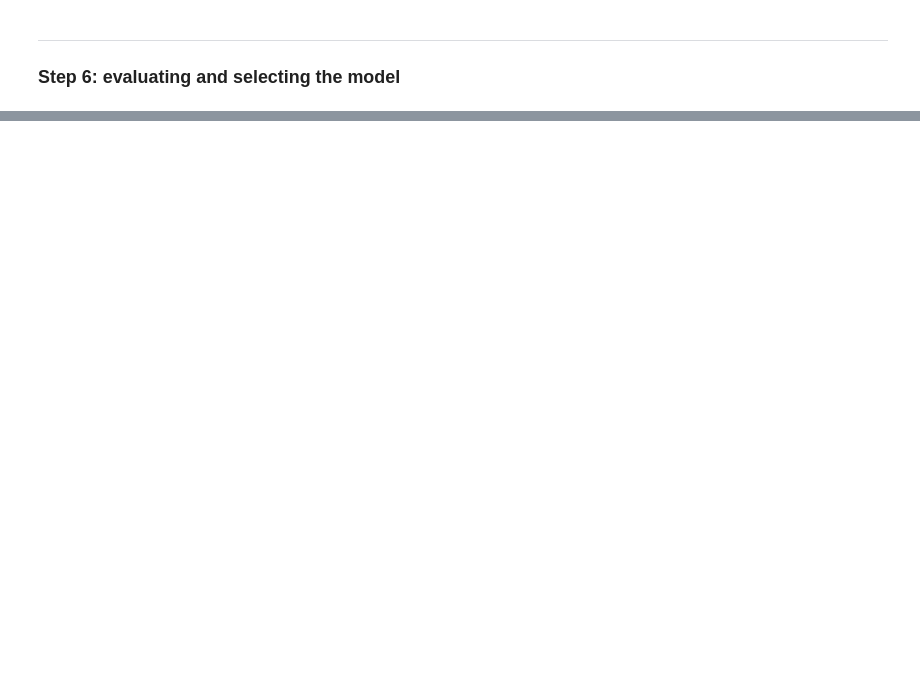
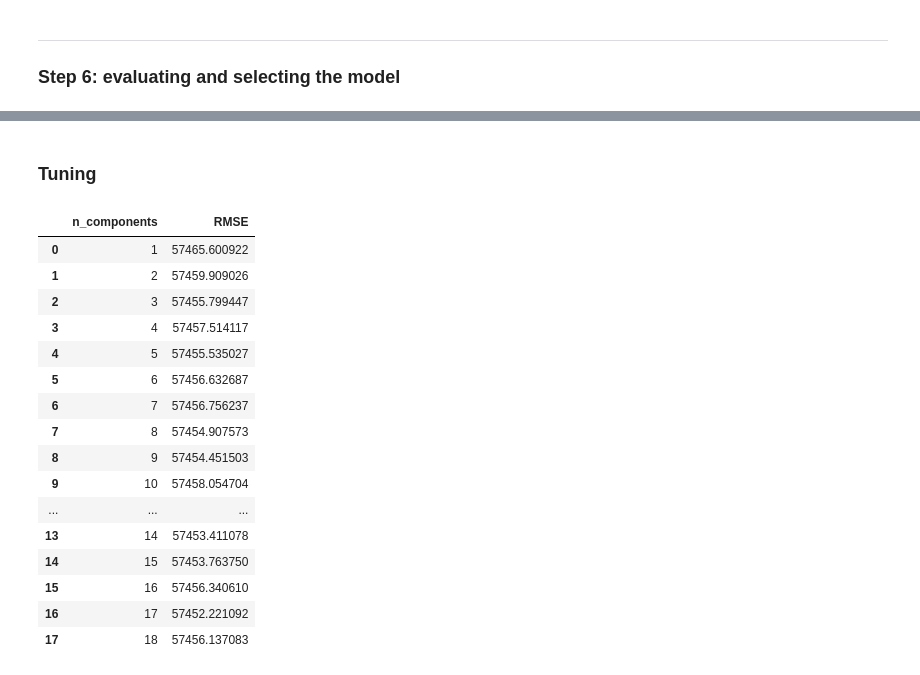
Before and after one commit to novr1512/saudi_aqar_price_prediction, a Jupyter notebook: fullCode.ipynb, the cells around one changed output, grey strips where cells are left out. Cells and saved outputs as stored; diff of their text form; code cells hidden in the pictures; blank space fills up the shorter version.

```diff
--- a/fullCode.ipynb
+++ b/fullCode.ipynb
@@ -347,7 +365,7 @@ feature_sets = {'lm1': feature_set1, 'lm2': feature_set2, 'lm3': feature_set3
 loss = 'neg_root_mean_squared_error'
 
 # create 10 fold CV object
-kfold = model_selection.KFold(n_splits=10, random_state=8451, shuffle=True)
+kfold = model_selection.KFold(n_splits=12, random_state=8451, shuffle=True)
 
 # object to store CV RMSE results
 results = {}
@@ -374,0 +468,2 @@ results
+# %% [markdown]
+### Tuning
@@ -374,0 +520,24 @@ results
+# %%
+pd.DataFrame.from_dict(
+  results,
+  orient='index',
+  columns=['RMSE']
+  ).rename_axis('n_components').reset_index()
+# %% [output]
+|  | n_components | RMSE |
+| 0 | 1 | 57465.600922 |
+| 1 | 2 | 57459.909026 |
+| 2 | 3 | 57455.799447 |
+| 3 | 4 | 57457.514117 |
+| 4 | 5 | 57455.535027 |
+| 5 | 6 | 57456.632687 |
+| 6 | 7 | 57456.756237 |
+| 7 | 8 | 57454.907573 |
+| 8 | 9 | 57454.451503 |
+| 9 | 10 | 57458.054704 |
+| ... | ... | ... |
+| 13 | 14 | 57453.411078 |
+| 14 | 15 | 57453.763750 |
+| 15 | 16 | 57456.340610 |
+| 16 | 17 | 57452.221092 |
+| 17 | 18 | 57456.137083 |
```
Also changed, not shown: parts of 17 cells of this notebook.
